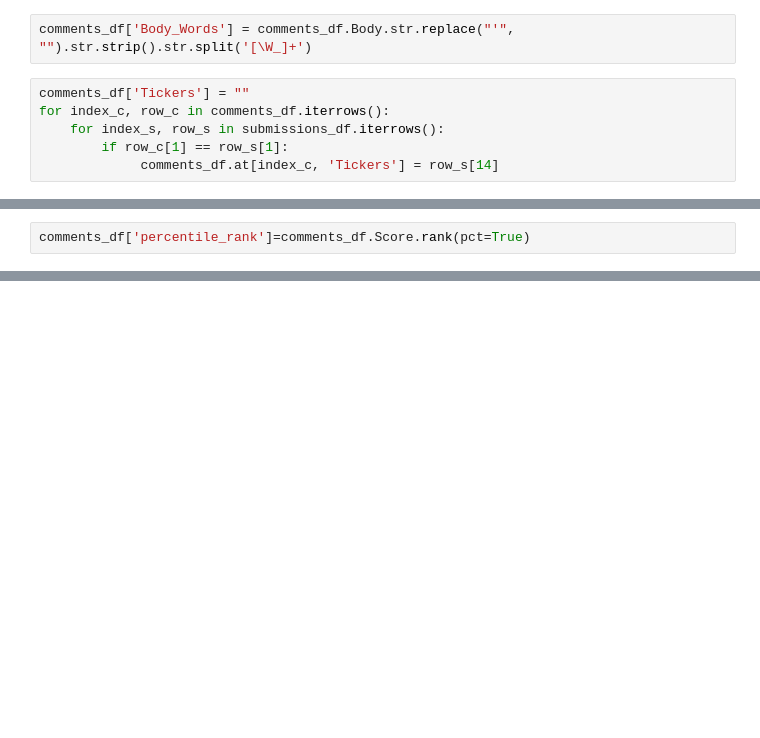
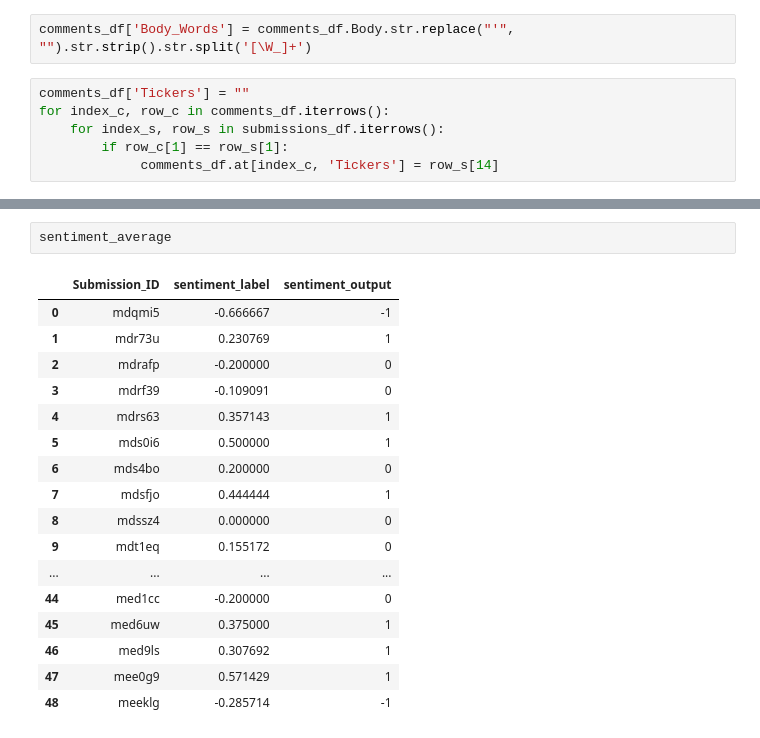
Before and after one commit to MadisonL19/reddit_ticker_analysis, a Jupyter notebook: model.ipynb, the cells around one changed output, grey strips where cells are left out. Cells and saved outputs as stored; diff of their text form; blank space fills up the shorter version.

```diff
--- a/model.ipynb
+++ b/model.ipynb
@@ -228,2 +228,0 @@ comments_df.head()
-# %%
-comments_df['percentile_rank']=comments_df.Score.rank(pct=True)
@@ -268,0 +256,20 @@ submissions_df.head()
+# %%
+sentiment_average
+# %% [output]
+|  | Submission_ID | sentiment_label | sentiment_output |
+| 0 | mdqmi5 | -0.666667 | -1 |
+| 1 | mdr73u | 0.230769 | 1 |
+| 2 | mdrafp | -0.200000 | 0 |
+| 3 | mdrf39 | -0.109091 | 0 |
+| 4 | mdrs63 | 0.357143 | 1 |
+| 5 | mds0i6 | 0.500000 | 1 |
+| 6 | mds4bo | 0.200000 | 0 |
+| 7 | mdsfjo | 0.444444 | 1 |
+| 8 | mdssz4 | 0.000000 | 0 |
+| 9 | mdt1eq | 0.155172 | 0 |
+| ... | ... | ... | ... |
+| 44 | med1cc | -0.200000 | 0 |
+| 45 | med6uw | 0.375000 | 1 |
+| 46 | med9ls | 0.307692 | 1 |
+| 47 | mee0g9 | 0.571429 | 1 |
+| 48 | meeklg | -0.285714 | -1 |
```
Also changed, not shown: parts of 18 cells of this notebook.
